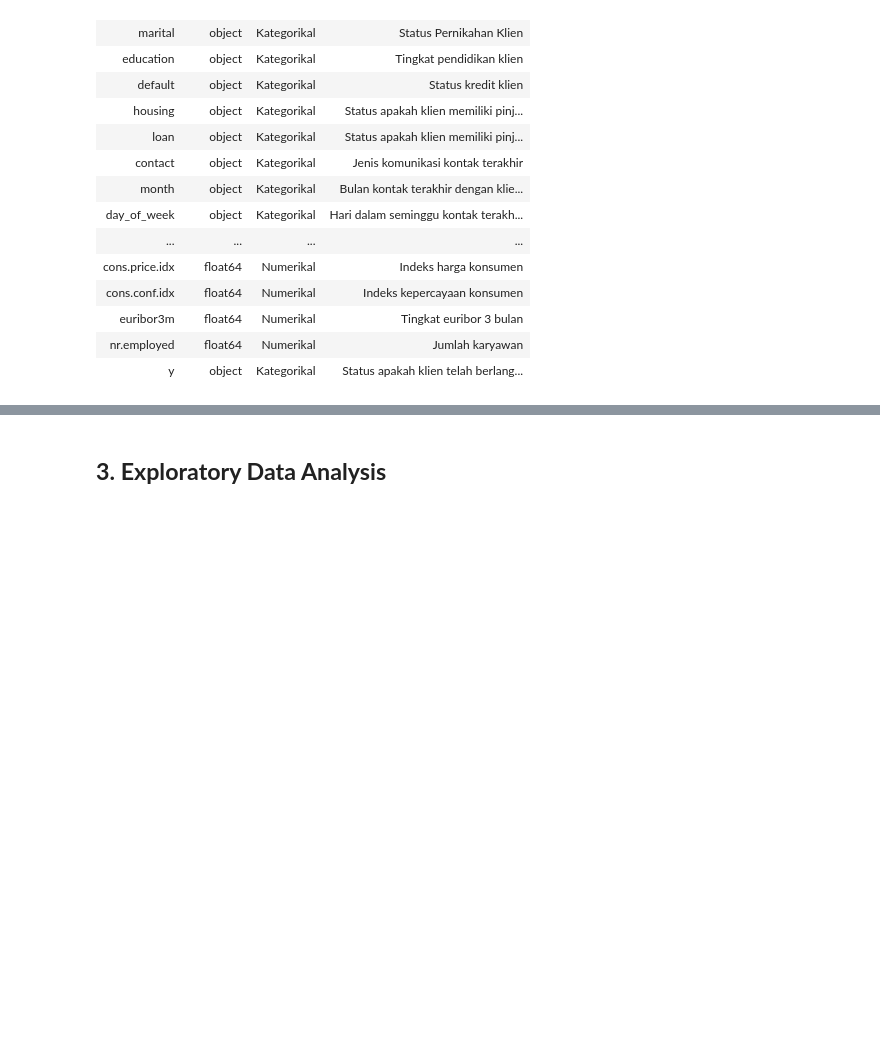
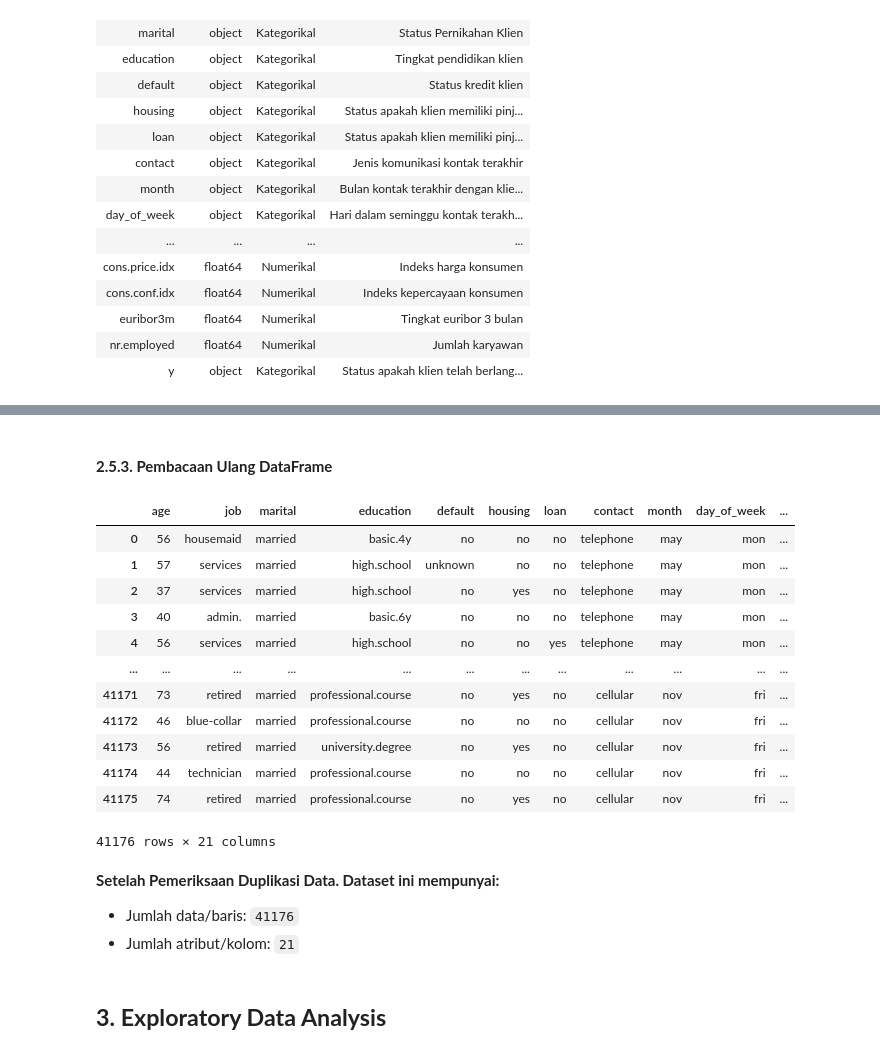
Before and after one commit to purbaronny/prwdhk-ds-group-final, a Jupyter notebook: src/solution.ipynb, the cells around one changed output, grey strips where cells are left out. Drawn from its saved outputs; the diff is of its cells as text; code cells hidden in the pictures; blank space fills up the shorter version.

```diff
--- a/src/solution.ipynb
+++ b/src/solution.ipynb
@@ -149,3 +240,29 @@ display(HTML(html_centered))
+# %% [markdown]
+#### **2.5.3. Pembacaan Ulang DataFrame**
+# %%
+df = pd.read_csv(output_path, sep=';')
+df
+# %% [output]
+|  | age | job | marital | education | default | housing | loan | contact | month | day_of_week | ... |
+| 0 | 56 | housemaid | married | basic.4y | no | no | no | telephone | may | mon | ... |
+| 1 | 57 | services | married | high.school | unknown | no | no | telephone | may | mon | ... |
+| 2 | 37 | services | married | high.school | no | yes | no | telephone | may | mon | ... |
+| 3 | 40 | admin. | married | basic.6y | no | no | no | telephone | may | mon | ... |
+| 4 | 56 | services | married | high.school | no | no | yes | telephone | may | mon | ... |
+| ... | ... | ... | ... | ... | ... | ... | ... | ... | ... | ... | ... |
+| 41171 | 73 | retired | married | professional.course | no | yes | no | cellular | nov | fri | ... |
+| 41172 | 46 | blue-collar | married | professional.course | no | no | no | cellular | nov | fri | ... |
+| 41173 | 56 | retired | married | university.degree | no | yes | no | cellular | nov | fri | ... |
+| 41174 | 44 | technician | married | professional.course | no | no | no | cellular | nov | fri | ... |
+| 41175 | 74 | retired | married | professional.course | no | yes | no | cellular | nov | fri | ... |
+41176 rows × 21 columns
+# %%
+baris, kolom = df.shape
+display(Markdown(f"**Setelah Pemeriksaan Duplikasi Data. Dataset ini mempunyai:**\n- Jumlah data/baris: `{baris}`\n- Jumlah atribut/kolom: `{kolom}`"))
+# %% [output]
+**Setelah Pemeriksaan Duplikasi Data. Dataset ini mempunyai:**
+- Jumlah data/baris: `41176`
+- Jumlah atribut/kolom: `21`
 # %% [markdown]
 ## **3. Exploratory Data Analysis**
 # %% [markdown]
```
Also changed, not shown: parts of 10 cells of this notebook.
